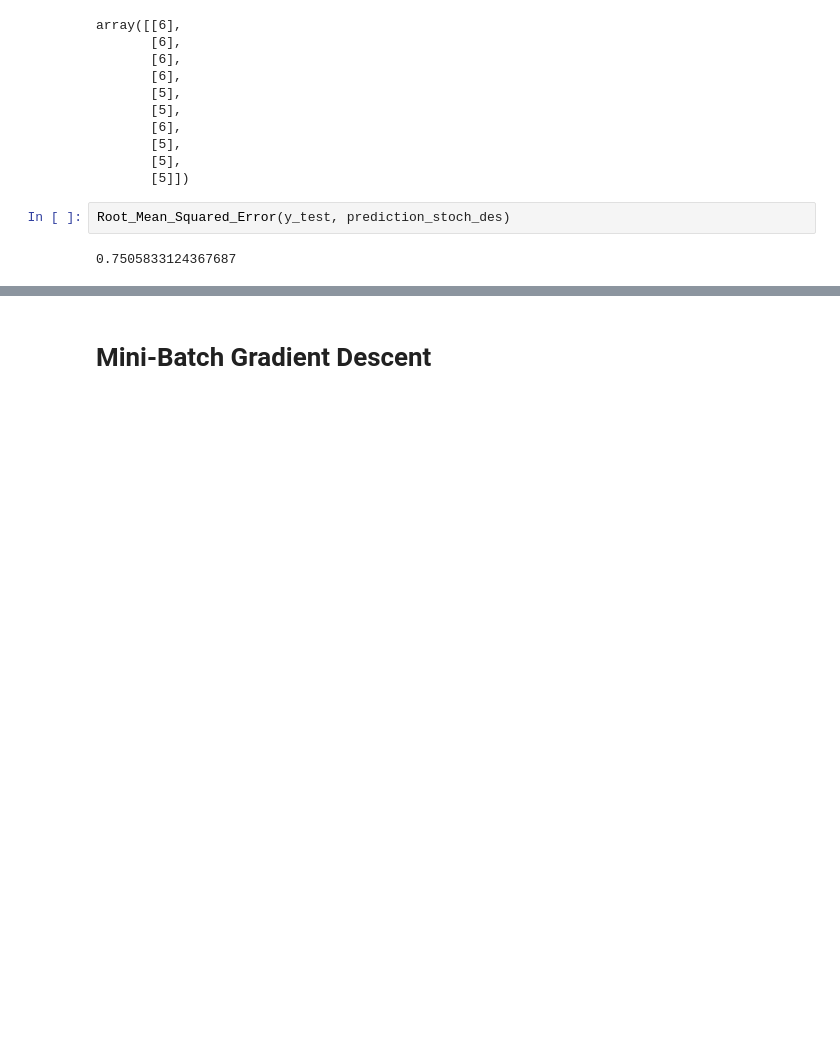
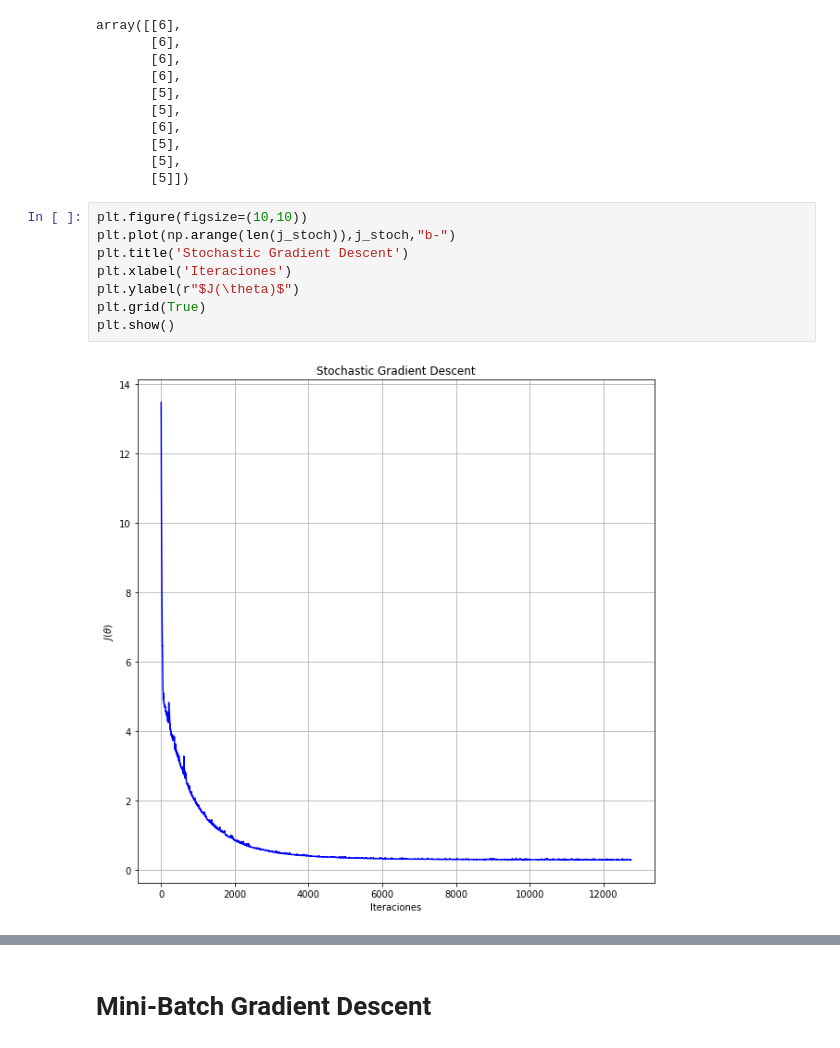
Before and after one commit to EmirBurgosPaz/Machine_learning, a Jupyter notebook: proyecto/multiple_linear_regression_red_wine.ipynb, the cells around one changed output, grey strips where cells are left out. Saved outputs shown, nothing was run; the diff lists cells and outputs as text; blank space fills up the shorter version.

```diff
--- a/proyecto/multiple_linear_regression_red_wine.ipynb
+++ b/proyecto/multiple_linear_regression_red_wine.ipynb
@@ -371,10 +395,16 @@ array([[6],
        [5],
        [5],
        [5]])
-# %%
-Root_Mean_Squared_Error(y_test, prediction_stoch_des)
-# %% [output]
-0.7505833124367687
+# %%
+plt.figure(figsize=(10,10))
+plt.plot(np.arange(len(j_stoch)),j_stoch,"b-")
+plt.title('Stochastic Gradient Descent')
+plt.xlabel('Iteraciones')
+plt.ylabel(r"$J(\theta)$")
+plt.grid(True)
+plt.show()
+# %% [output]
+[figure, added]
 # %%
 plt.scatter(prediction_stoch_des, y_test, c=y_test, cmap='Spectral')
 plt.colorbar()
```
Also changed, not shown: parts of 34 cells of this notebook, 2 other files.
